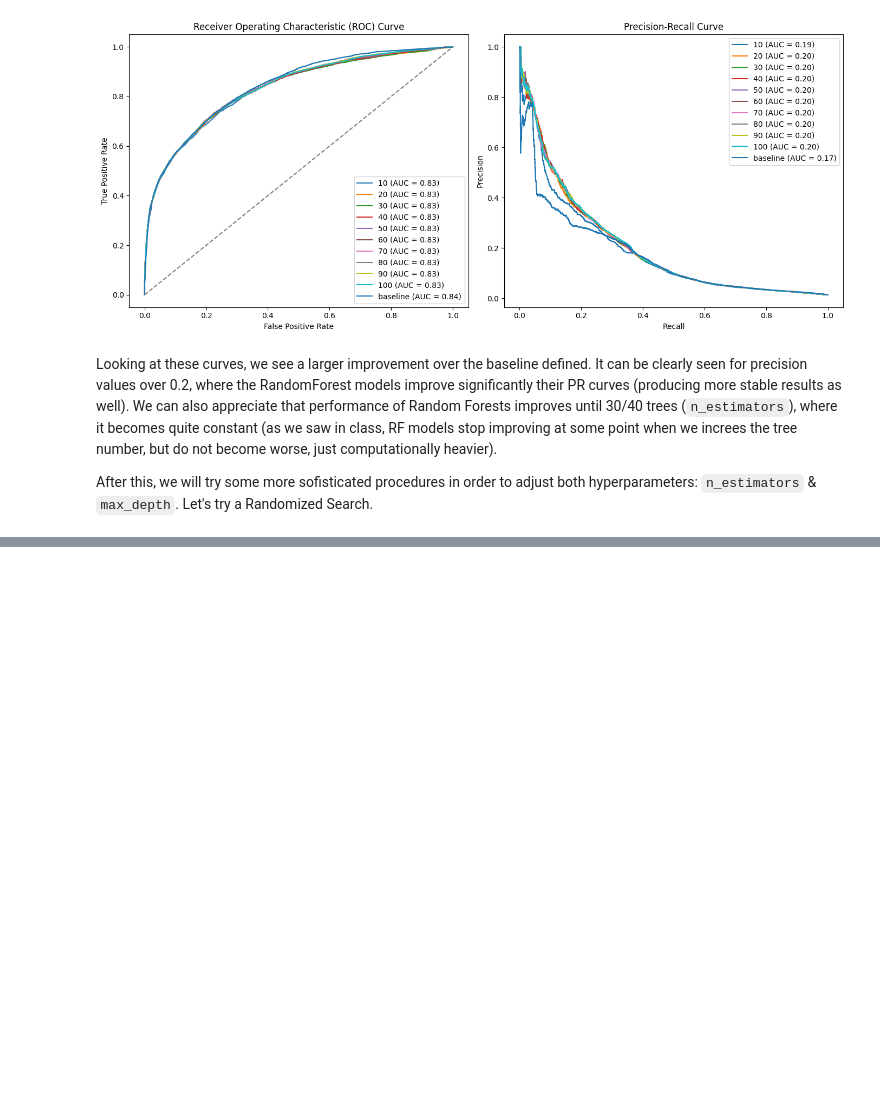
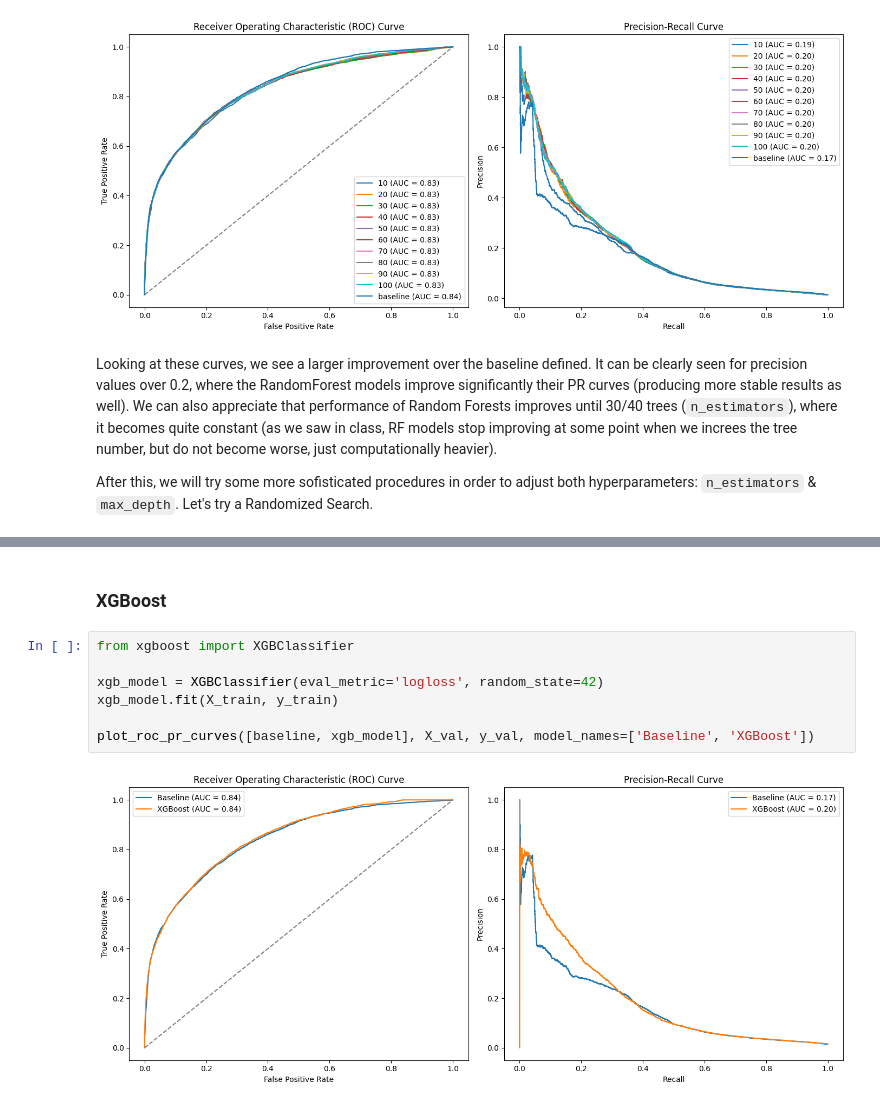
Before and after one commit to MiguelAlvarezHernanz/zrive-ds, a Jupyter notebook: src/module_4/exploration_phase.ipynb, the cells around one changed output, grey strips where cells are left out. Drawn from its saved outputs; the diff is of its cells as text; blank space fills up the shorter version.

```diff
--- a/src/module_4/exploration_phase.ipynb
+++ b/src/module_4/exploration_phase.ipynb
@@ -113,0 +158,11 @@ Error:
+# %% [markdown]
+### **XGBoost**
+# %%
+from xgboost import XGBClassifier
+
+xgb_model = XGBClassifier(eval_metric='logloss', random_state=42)
+xgb_model.fit(X_train, y_train)
+
+plot_roc_pr_curves([baseline, xgb_model], X_val, y_val, model_names=['Baseline', 'XGBoost'])
+# %% [output]
+[figure, added]
```
Also changed, not shown: parts of 10 cells of this notebook, 12 other files.
